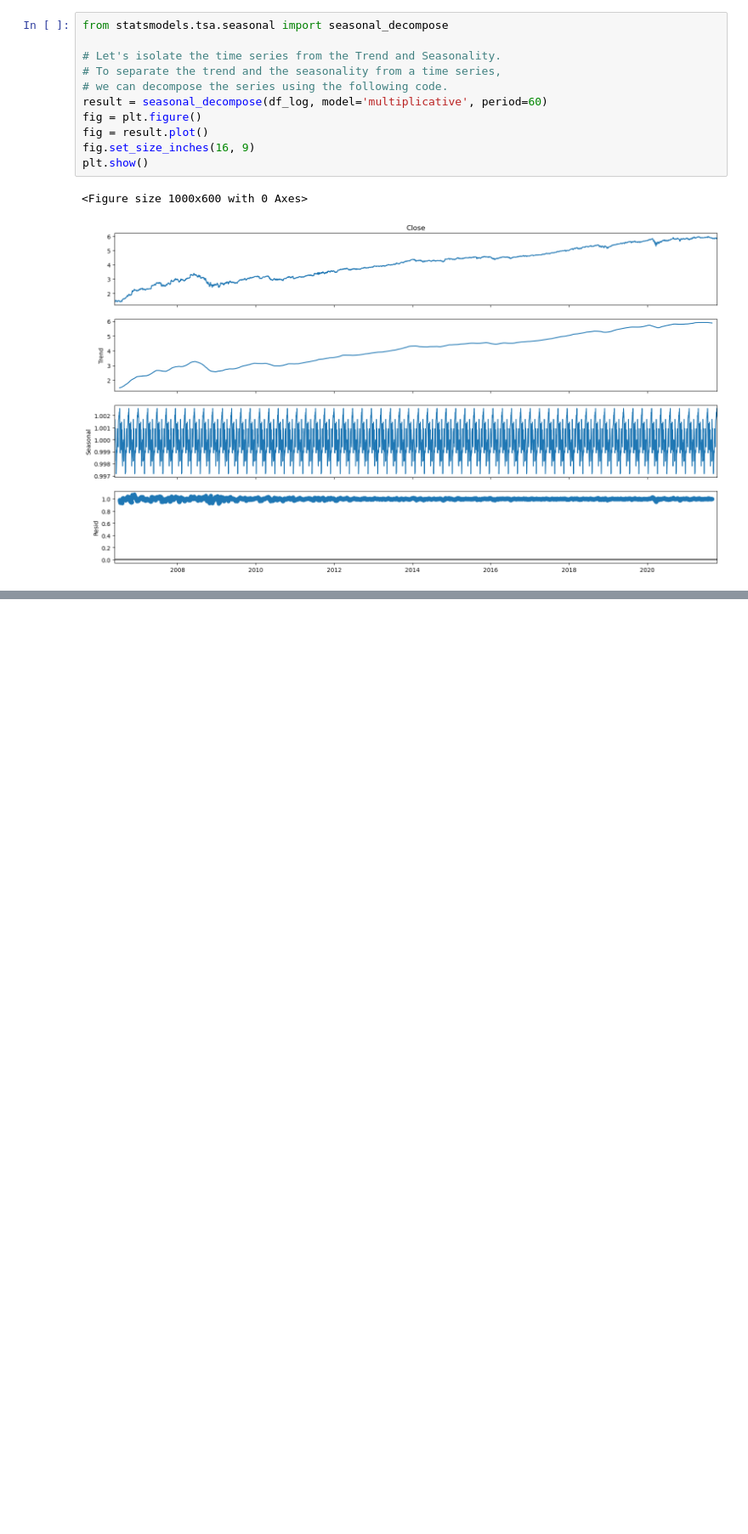
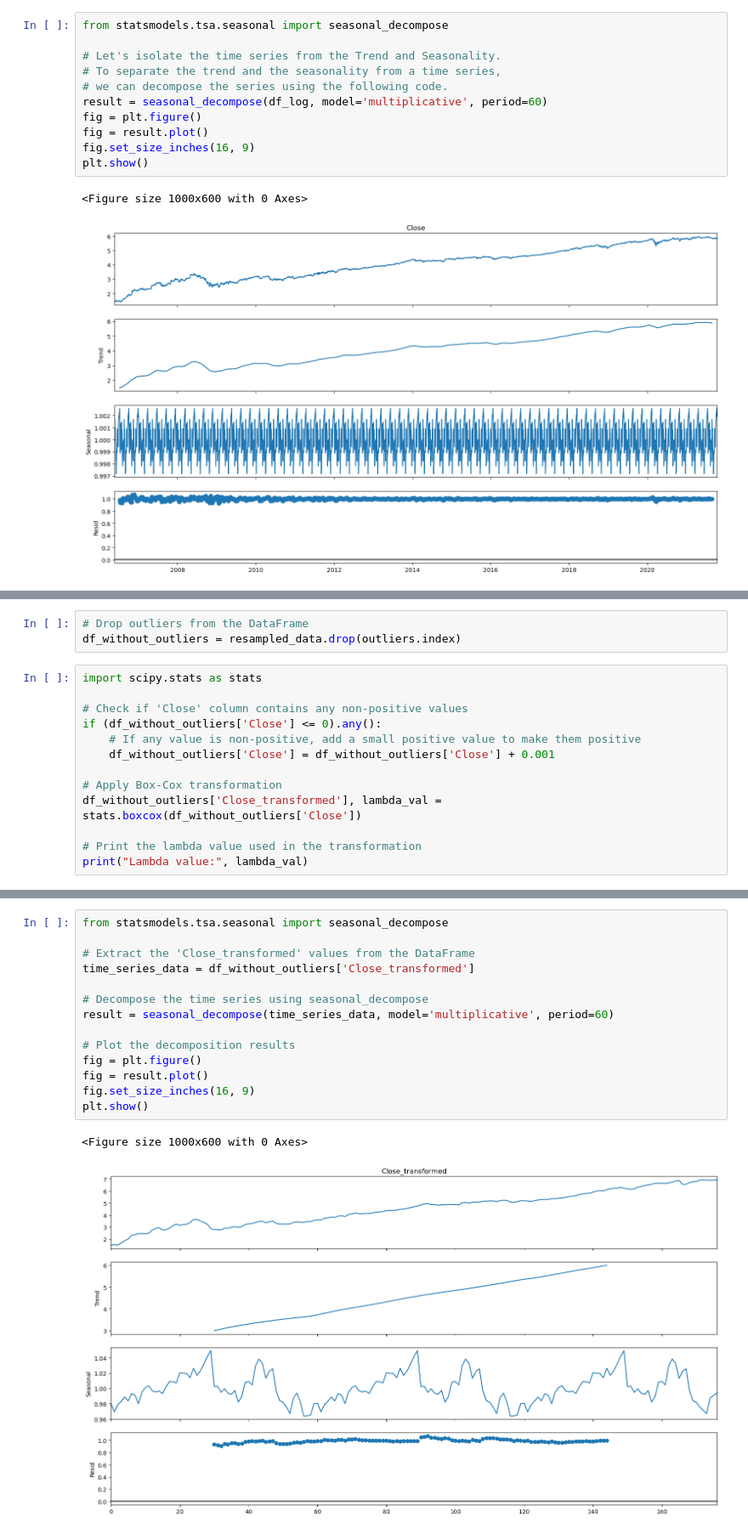
Before and after one commit to srijita1406/Quantitative-Analytics, a Jupyter notebook: stock-forecasting.ipynb, the cells around one changed output, grey strips where cells are left out. Shown at 85% size. Saved outputs shown, nothing was run; the diff lists cells and outputs as text; blank space fills up the shorter version.

```diff
--- a/stock-forecasting.ipynb
+++ b/stock-forecasting.ipynb
@@ -284,0 +393,16 @@ plt.show()
+# %%
+# Drop outliers from the DataFrame
+df_without_outliers = resampled_data.drop(outliers.index)
+# %%
+import scipy.stats as stats
+
+# Check if 'Close' column contains any non-positive values
+if (df_without_outliers['Close'] <= 0).any():
+    # If any value is non-positive, add a small positive value to make them positive
+    df_without_outliers['Close'] = df_without_outliers['Close'] + 0.001
+
+# Apply Box-Cox transformation
+df_without_outliers['Close_transformed'], lambda_val = stats.boxcox(df_without_outliers['Close'])
+
+# Print the lambda value used in the transformation
+print("Lambda value:", lambda_val)
@@ -284,0 +493,17 @@ plt.show()
+# %%
+from statsmodels.tsa.seasonal import seasonal_decompose
+
+# Extract the 'Close_transformed' values from the DataFrame
+time_series_data = df_without_outliers['Close_transformed']
+
+# Decompose the time series using seasonal_decompose
+result = seasonal_decompose(time_series_data, model='multiplicative', period=60)
+
+# Plot the decomposition results
+fig = plt.figure()
+fig = result.plot()
+fig.set_size_inches(16, 9)
+plt.show()
+# %% [output]
+<Figure size 1000x600 with 0 Axes>
+[figure, added]
```
Also changed, not shown: parts of 18 cells of this notebook.
